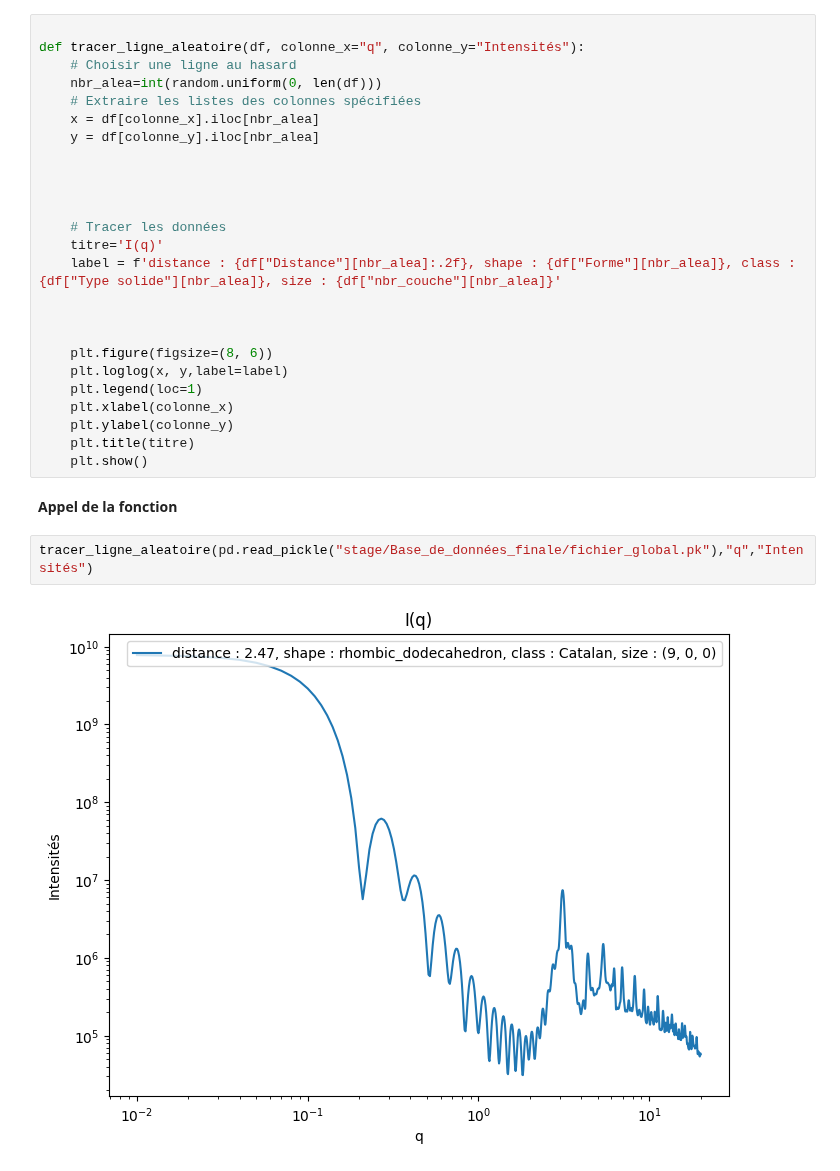
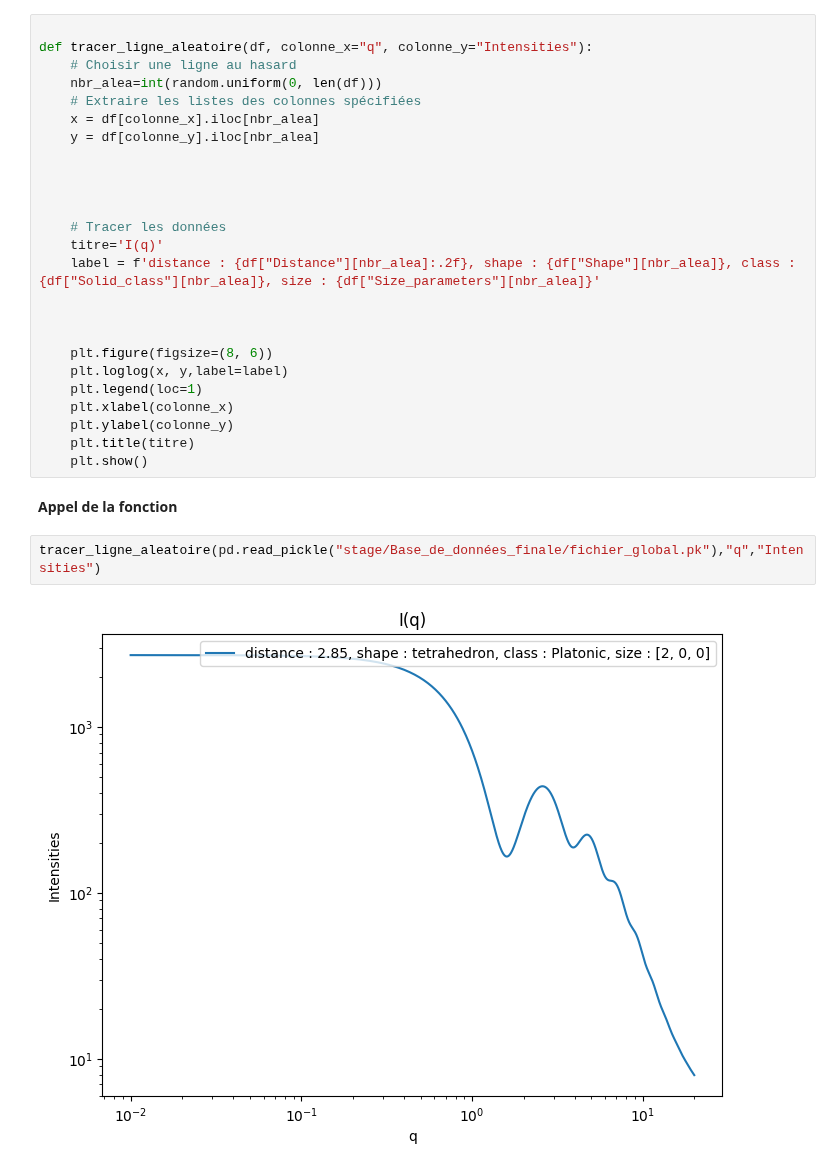
Before and after one commit to scayez/Projet_SAXS_WAXS_IA, a Jupyter notebook: Tracer_random_I(q)_du_data_frame_final.ipynb, the cells around one changed output. Drawn from its saved outputs; the diff is of its cells as text.

```diff
--- a/Tracer_random_I(q)_du_data_frame_final.ipynb
+++ b/Tracer_random_I(q)_du_data_frame_final.ipynb
@@ -56,7 +56,7 @@ C:\Users\rollan\Documents\notebook\pyNanoMatBuilder-main\pyNanoMatBuilder-main
 ## II) Définition de la fonctions nécessaire pour le tracer random d'un  I(q)
 # %%
 
-def tracer_ligne_aleatoire(df, colonne_x="q", colonne_y="Intensités"):
+def tracer_ligne_aleatoire(df, colonne_x="q", colonne_y="Intensities"):
     # Choisir une ligne au hasard
     nbr_alea=int(random.uniform(0, len(df)))
     # Extraire les listes des colonnes spécifiées
@@ -68,7 +68,7 @@ def tracer_ligne_aleatoire(df, colonne_x="q", colonne_y="Intensités"):
 
     # Tracer les données
     titre='I(q)'
-    label = f'distance : {df["Distance"][nbr_alea]:.2f}, shape : {df["Forme"][nbr_alea]}, class : {df["Type solide"][nbr_alea]}, size : {df["nbr_couche"][nbr_alea]}'
+    label = f'distance : {df["Distance"][nbr_alea]:.2f}, shape : {df["Shape"][nbr_alea]}, class : {df["Solid_class"][nbr_alea]}, size : {df["Size_parameters"][nbr_alea]}'
 
 
 
@@ -82,6 +82,6 @@ def tracer_ligne_aleatoire(df, colonne_x="q", colonne_y="Intensités"):
 # %% [markdown]
 **Appel de la fonction**
 # %%
-tracer_ligne_aleatoire(pd.read_pickle("stage/Base_de_données_finale/fichier_global.pk"),"q","Intensités")
+tracer_ligne_aleatoire(pd.read_pickle("stage/Base_de_données_finale/fichier_global.pk"),"q","Intensities")
 # %% [output]
-[figure, old version]
+[figure, new version]
```
